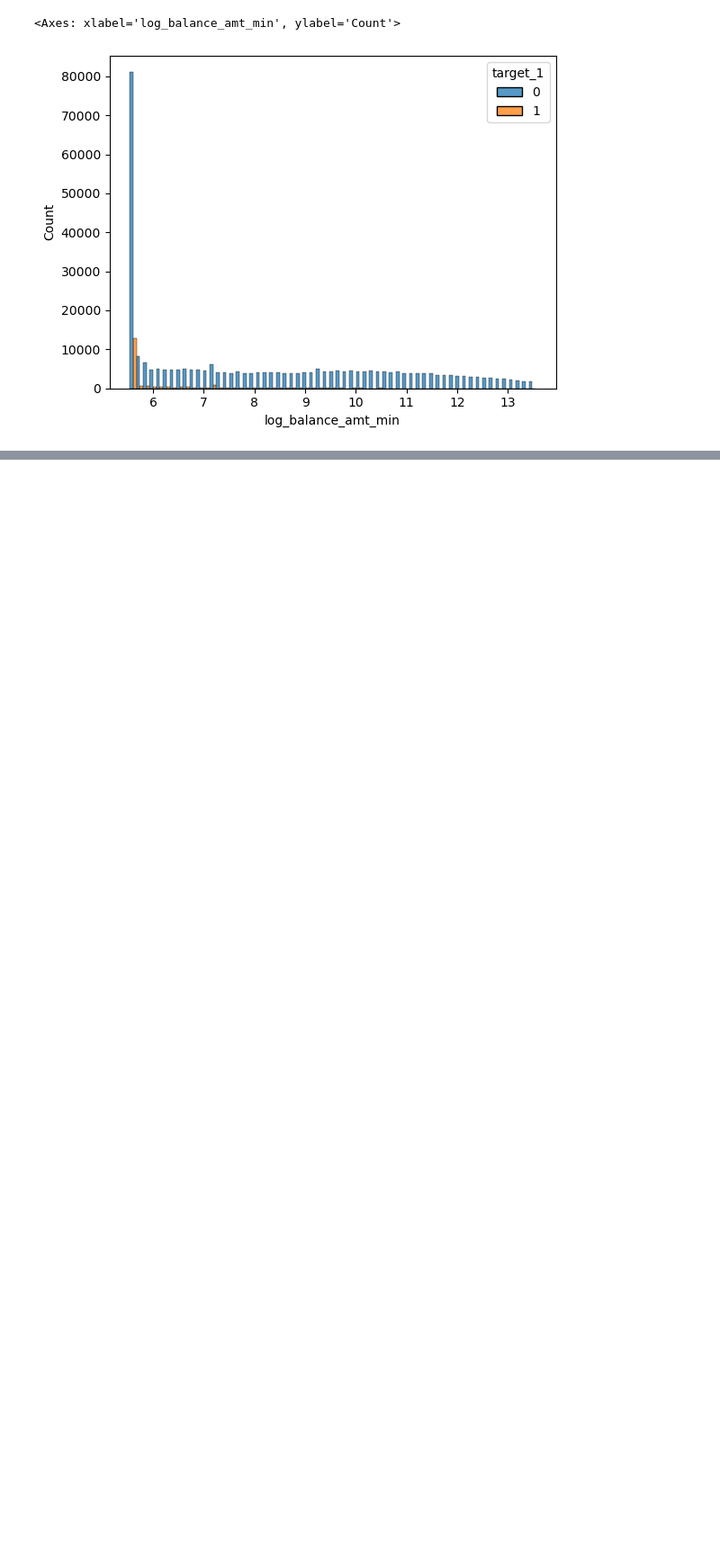
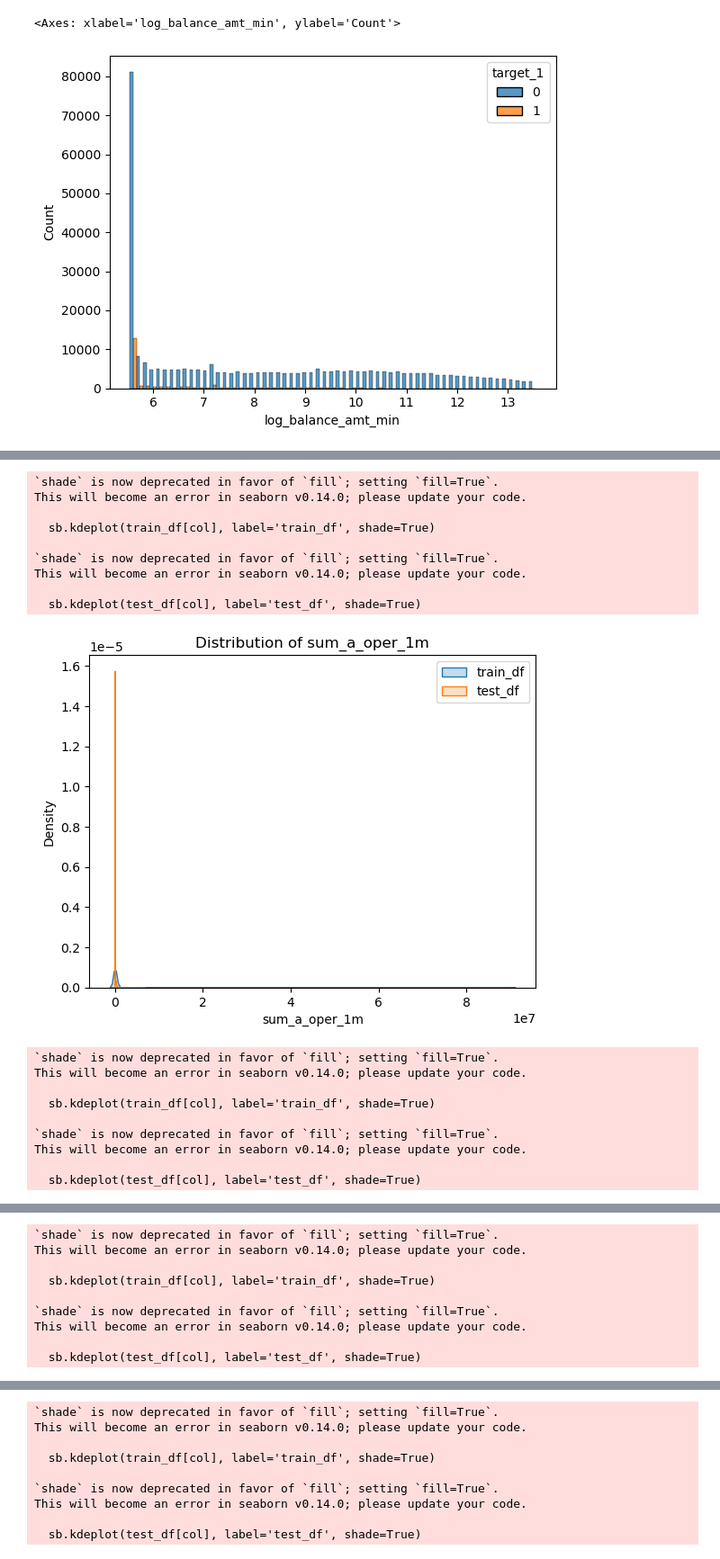
Before and after one commit to Saimonpetricof/AlfaHack_bestrepository, a Jupyter notebook: hackaton_data_viz.ipynb, the cells around one changed output, grey strips where cells are left out. Shown at 90% size. Saved outputs shown, nothing was run; the diff lists cells and outputs as text; code cells hidden in the pictures; blank space fills up the shorter version.

```diff
--- a/hackaton_data_viz.ipynb
+++ b/hackaton_data_viz.ipynb
@@ -242,0 +296,9 @@ sb.histplot(data=temp, x='log_'+ft, hue='target_1', multiple='dodge')
+# %%
+differences = []
+for column in train_df.drop(['target_1','id','total_target', 'city', 'city_type',
+    'index_city_code', 'ogrn_month', 'ogrn_year',
+    'branch_code', 'okved', 'segment', 'target_2'], axis=1).columns:
+    if train_df[column].dtype in ['int64', 'float64'] and test_df[column].dtype in ['int64', 'float64']:
+        if not train_df[column].isnull().any() and not test_df[column].isnull().any():
+            if (abs(train_df[column].mean() - test_df[column].mean()) > 1.5 * train_df[column].std()) or (abs(train_df[column].std() - test_df[column].std()) > 1.5):
+                differences.append(column)
@@ -242,0 +325,28 @@ sb.histplot(data=temp, x='log_'+ft, hue='target_1', multiple='dodge')
+# %%
+for col in differences:
+    plt.figure()
+    sb.kdeplot(train_df[col], label='train_df', shade=True)
+    sb.kdeplot(test_df[col], label='test_df', shade=True)
+    plt.title(f'Distribution of {col}')
+    plt.legend()
+    plt.show()
+# %% [output]
+`shade` is now deprecated in favor of `fill`; setting `fill=True`.
+This will become an error in seaborn v0.14.0; please update your code.
+
+  sb.kdeplot(train_df[col], label='train_df', shade=True)
+
+`shade` is now deprecated in favor of `fill`; setting `fill=True`.
+This will become an error in seaborn v0.14.0; please update your code.
+
+  sb.kdeplot(test_df[col], label='test_df', shade=True)
+[figure, added]
+`shade` is now deprecated in favor of `fill`; setting `fill=True`.
+This will become an error in seaborn v0.14.0; please update your code.
+
+  sb.kdeplot(train_df[col], label='train_df', shade=True)
+
+`shade` is now deprecated in favor of `fill`; setting `fill=True`.
+This will become an error in seaborn v0.14.0; please update your code.
+
+  sb.kdeplot(test_df[col], label='test_df', shade=True)
@@ -242,0 +354,9 @@ sb.histplot(data=temp, x='log_'+ft, hue='target_1', multiple='dodge')
+`shade` is now deprecated in favor of `fill`; setting `fill=True`.
+This will become an error in seaborn v0.14.0; please update your code.
+
+  sb.kdeplot(train_df[col], label='train_df', shade=True)
+
+`shade` is now deprecated in favor of `fill`; setting `fill=True`.
+This will become an error in seaborn v0.14.0; please update your code.
+
+  sb.kdeplot(test_df[col], label='test_df', shade=True)
@@ -242,0 +364,9 @@ sb.histplot(data=temp, x='log_'+ft, hue='target_1', multiple='dodge')
+`shade` is now deprecated in favor of `fill`; setting `fill=True`.
+This will become an error in seaborn v0.14.0; please update your code.
+
+  sb.kdeplot(train_df[col], label='train_df', shade=True)
+
+`shade` is now deprecated in favor of `fill`; setting `fill=True`.
+This will become an error in seaborn v0.14.0; please update your code.
+
+  sb.kdeplot(test_df[col], label='test_df', shade=True)
```
Also changed, not shown: parts of 34 cells of this notebook.
